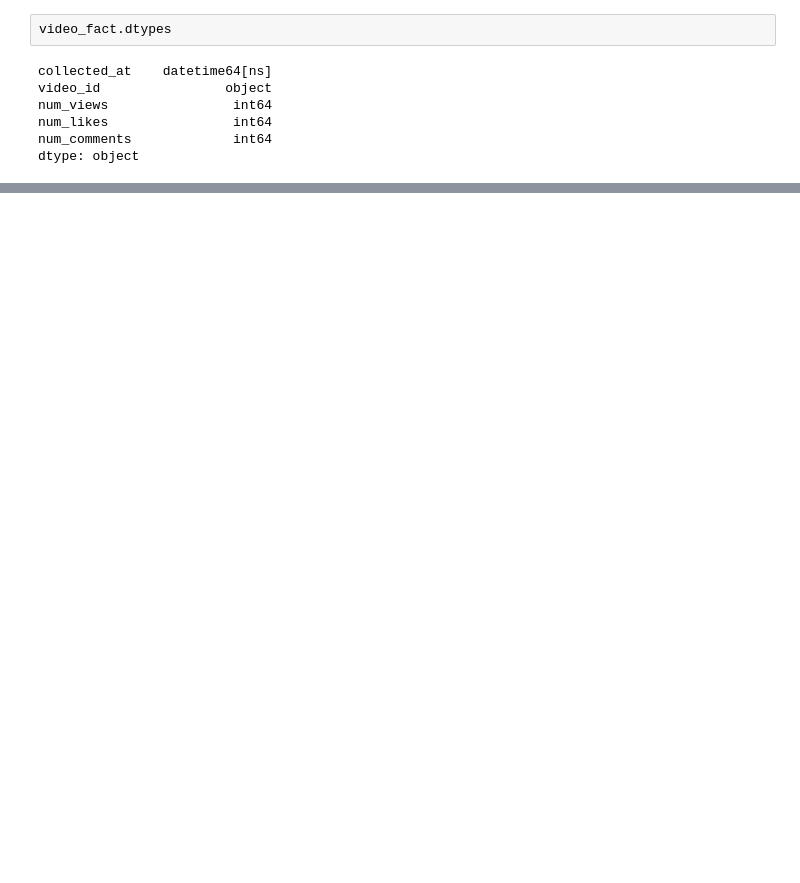
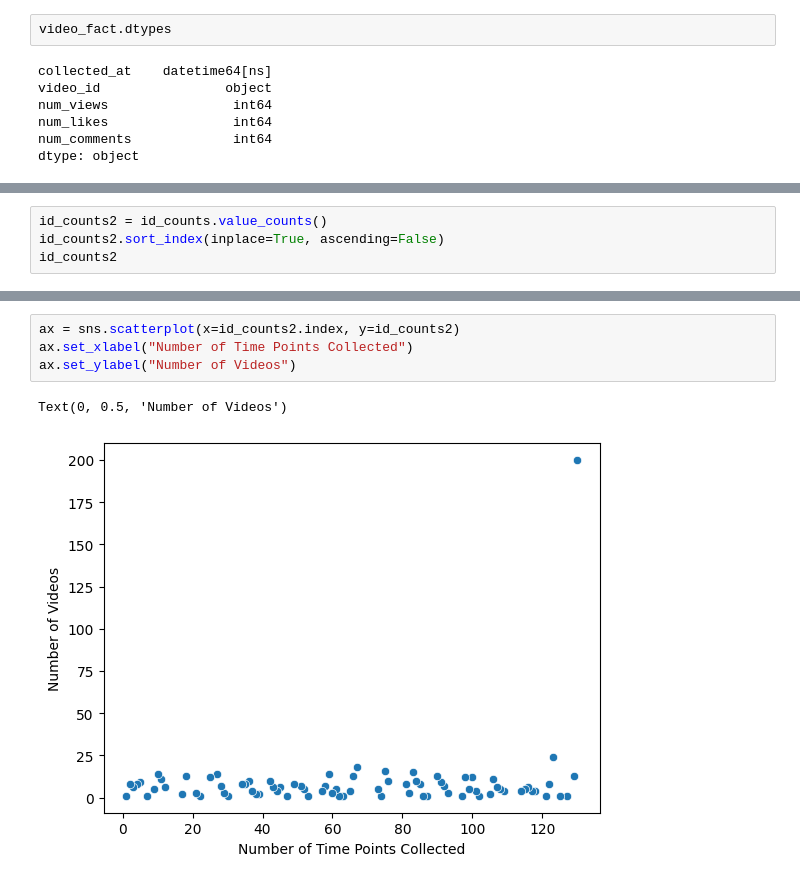
Before and after one commit to AndrewDettor/YouTubeMostPopularVideos, a Jupyter notebook: time_series_EDA.ipynb, the cells around one changed output, grey strips where cells are left out. Saved outputs shown, nothing was run; the diff lists cells and outputs as text; blank space fills up the shorter version.

```diff
--- a/time_series_EDA.ipynb
+++ b/time_series_EDA.ipynb
@@ -120,0 +148,4 @@ NameError: name 'video_fact' is not defined
+# %%
+id_counts2 = id_counts.value_counts()
+id_counts2.sort_index(inplace=True, ascending=False)
+id_counts2
@@ -120,0 +165,7 @@ NameError: name 'video_fact' is not defined
+# %%
+ax = sns.scatterplot(x=id_counts2.index, y=id_counts2)
+ax.set_xlabel("Number of Time Points Collected")
+ax.set_ylabel("Number of Videos")
+# %% [output]
+Text(0, 0.5, 'Number of Videos')
+[figure, added]
```
Also changed, not shown: parts of 16 cells of this notebook.
